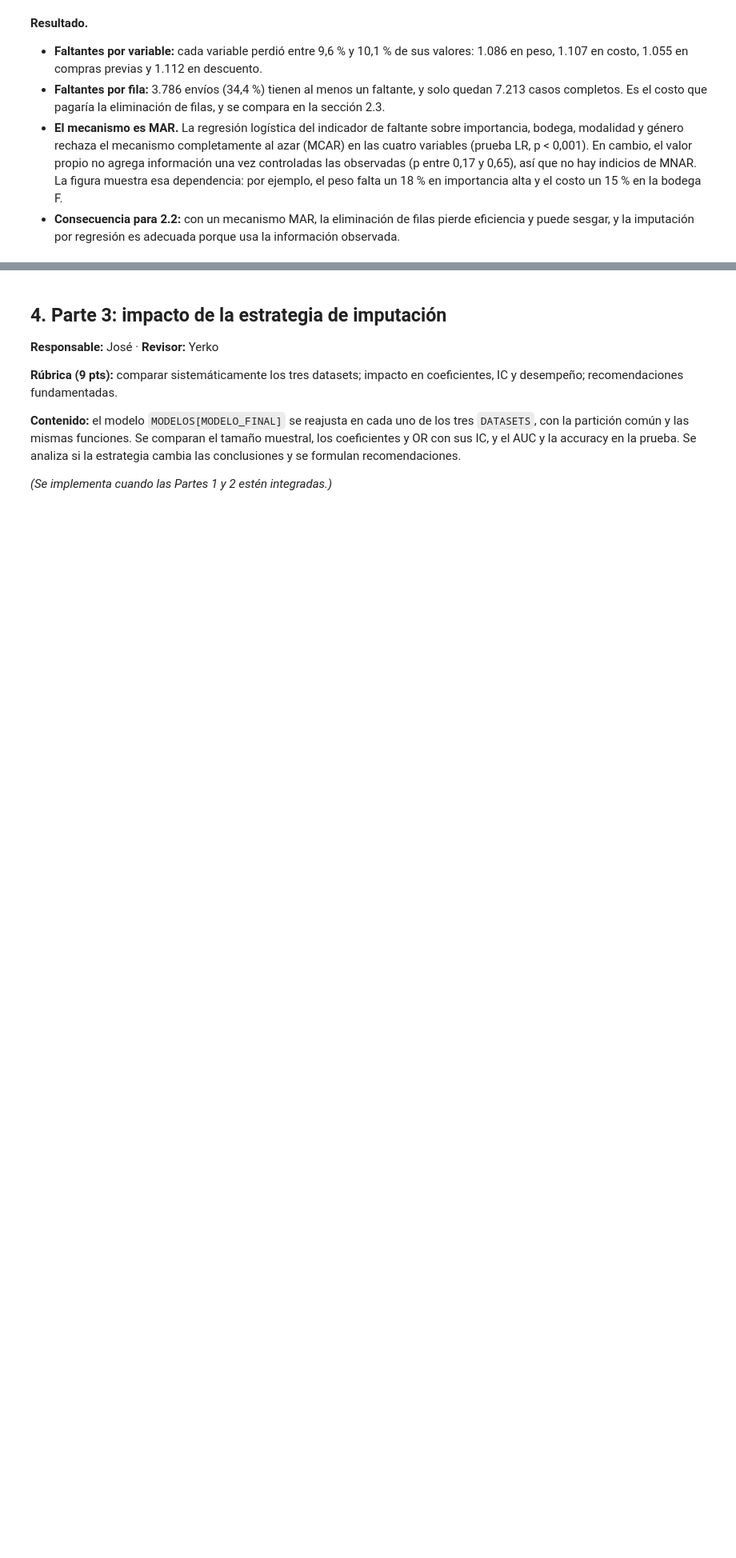
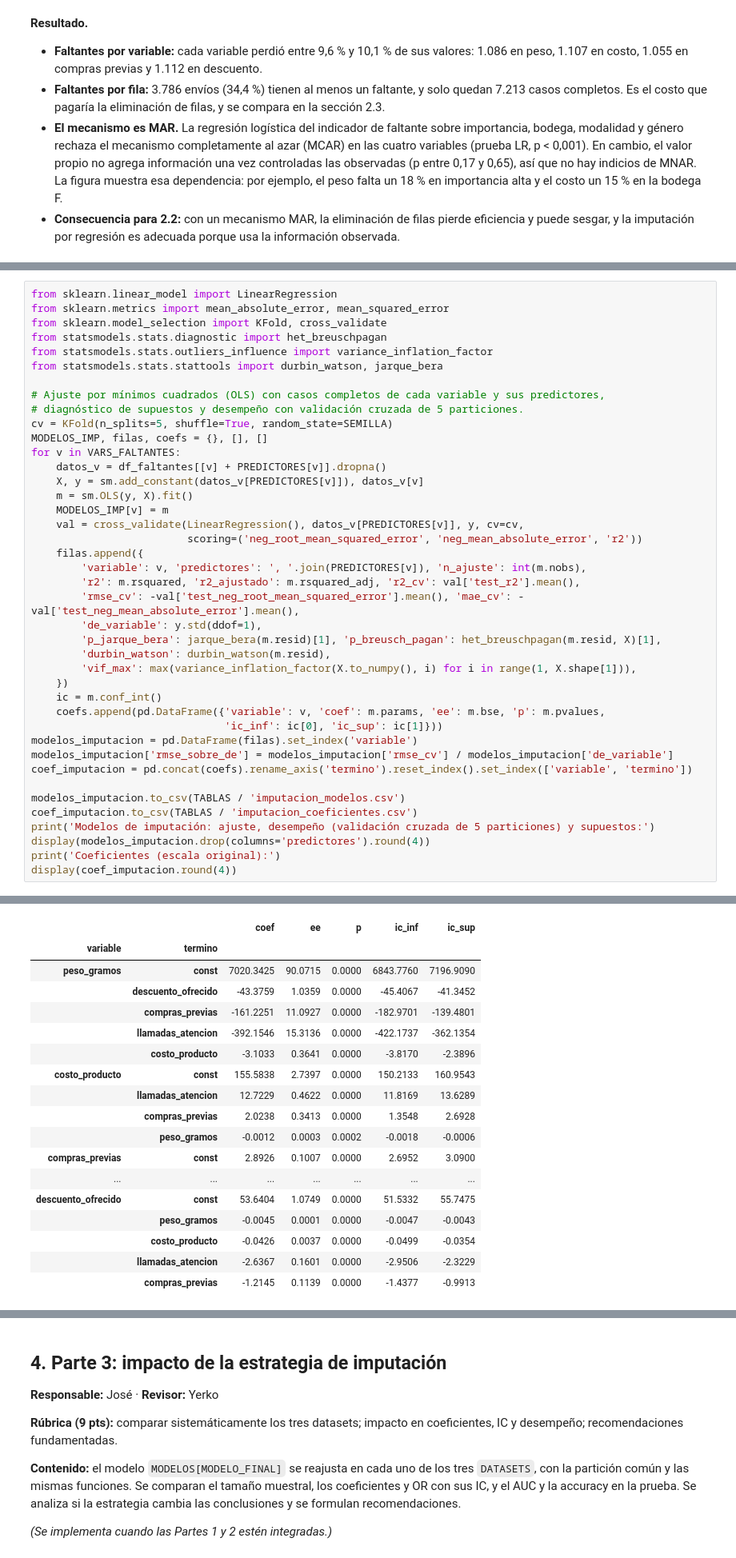
Before and after one commit to joserodriguezc/grupo_1_estadistica_computacional, a Jupyter notebook: sumativa_3/notebooks/sumativa_3_grupo1.ipynb, the cells around one changed output, grey strips where cells are left out. Shown at 80% size. Saved outputs shown, nothing was run; the diff lists cells and outputs as text; blank space fills up the shorter version.

```diff
--- a/sumativa_3/notebooks/sumativa_3_grupo1.ipynb
+++ b/sumativa_3/notebooks/sumativa_3_grupo1.ipynb
@@ -544,0 +610,42 @@ guardar('fig_2_1_patron_faltantes', fig)
+# %%
+from sklearn.linear_model import LinearRegression
+from sklearn.metrics import mean_absolute_error, mean_squared_error
+from sklearn.model_selection import KFold, cross_validate
+from statsmodels.stats.diagnostic import het_breuschpagan
+from statsmodels.stats.outliers_influence import variance_inflation_factor
+from statsmodels.stats.stattools import durbin_watson, jarque_bera
+
+# Ajuste por mínimos cuadrados (OLS) con casos completos de cada variable y sus predictores,
+# diagnóstico de supuestos y desempeño con validación cruzada de 5 particiones.
+cv = KFold(n_splits=5, shuffle=True, random_state=SEMILLA)
+MODELOS_IMP, filas, coefs = {}, [], []
+for v in VARS_FALTANTES:
+    datos_v = df_faltantes[[v] + PREDICTORES[v]].dropna()
+    X, y = sm.add_constant(datos_v[PREDICTORES[v]]), datos_v[v]
+    m = sm.OLS(y, X).fit()
+    MODELOS_IMP[v] = m
+    val = cross_validate(LinearRegression(), datos_v[PREDICTORES[v]], y, cv=cv,
+                         scoring=('neg_root_mean_squared_error', 'neg_mean_absolute_error', 'r2'))
+    filas.append({
+        'variable': v, 'predictores': ', '.join(PREDICTORES[v]), 'n_ajuste': int(m.nobs),
+        'r2': m.rsquared, 'r2_ajustado': m.rsquared_adj, 'r2_cv': val['test_r2'].mean(),
+        'rmse_cv': -val['test_neg_root_mean_squared_error'].mean(), 'mae_cv': -val['test_neg_mean_absolute_error'].mean(),
+        'de_variable': y.std(ddof=1),
+        'p_jarque_bera': jarque_bera(m.resid)[1], 'p_breusch_pagan': het_breuschpagan(m.resid, X)[1],
+        'durbin_watson': durbin_watson(m.resid),
+        'vif_max': max(variance_inflation_factor(X.to_numpy(), i) for i in range(1, X.shape[1])),
+    })
+    ic = m.conf_int()
+    coefs.append(pd.DataFrame({'variable': v, 'coef': m.params, 'ee': m.bse, 'p': m.pvalues,
+                               'ic_inf': ic[0], 'ic_sup': ic[1]}))
+modelos_imputacion = pd.DataFrame(filas).set_index('variable')
+modelos_imputacion['rmse_sobre_de'] = modelos_imputacion['rmse_cv'] / modelos_imputacion['de_variable']
+coef_imputacion = pd.concat(coefs).rename_axis('termino').reset_index().set_index(['variable', 'termino'])
+
+modelos_imputacion.to_csv(TABLAS / 'imputacion_modelos.csv')
+coef_imputacion.to_csv(TABLAS / 'imputacion_coeficientes.csv')
+print('Modelos de imputación: ajuste, desempeño (validación cruzada de 5 particiones) y supuestos:')
+display(modelos_imputacion.drop(columns='predictores').round(4))
+print('Coeficientes (escala original):')
+display(coef_imputacion.round(4))
+# %% [output]
@@ -544,0 +660,18 @@ guardar('fig_2_1_patron_faltantes', fig)
+|  |  | coef | ee | p | ic_inf | ic_sup |
+| variable | termino |  |  |  |  |  |
+| peso_gramos | const | 7020.3425 | 90.0715 | 0.0000 | 6843.7760 | 7196.9090 |
+|  | descuento_ofrecido | -43.3759 | 1.0359 | 0.0000 | -45.4067 | -41.3452 |
+|  | compras_previas | -161.2251 | 11.0927 | 0.0000 | -182.9701 | -139.4801 |
+|  | llamadas_atencion | -392.1546 | 15.3136 | 0.0000 | -422.1737 | -362.1354 |
+|  | costo_producto | -3.1033 | 0.3641 | 0.0000 | -3.8170 | -2.3896 |
+| costo_producto | const | 155.5838 | 2.7397 | 0.0000 | 150.2133 | 160.9543 |
+|  | llamadas_atencion | 12.7229 | 0.4622 | 0.0000 | 11.8169 | 13.6289 |
+|  | compras_previas | 2.0238 | 0.3413 | 0.0000 | 1.3548 | 2.6928 |
+|  | peso_gramos | -0.0012 | 0.0003 | 0.0002 | -0.0018 | -0.0006 |
+| compras_previas | const | 2.8926 | 0.1007 | 0.0000 | 2.6952 | 3.0900 |
+| ... | ... | ... | ... | ... | ... | ... |
+| descuento_ofrecido | const | 53.6404 | 1.0749 | 0.0000 | 51.5332 | 55.7475 |
+|  | peso_gramos | -0.0045 | 0.0001 | 0.0000 | -0.0047 | -0.0043 |
+|  | costo_producto | -0.0426 | 0.0037 | 0.0000 | -0.0499 | -0.0354 |
+|  | llamadas_atencion | -2.6367 | 0.1601 | 0.0000 | -2.9506 | -2.3229 |
+|  | compras_previas | -1.2145 | 0.1139 | 0.0000 | -1.4377 | -0.9913 |
```
Also changed, not shown: parts of 6 cells of this notebook, 6 other files.
